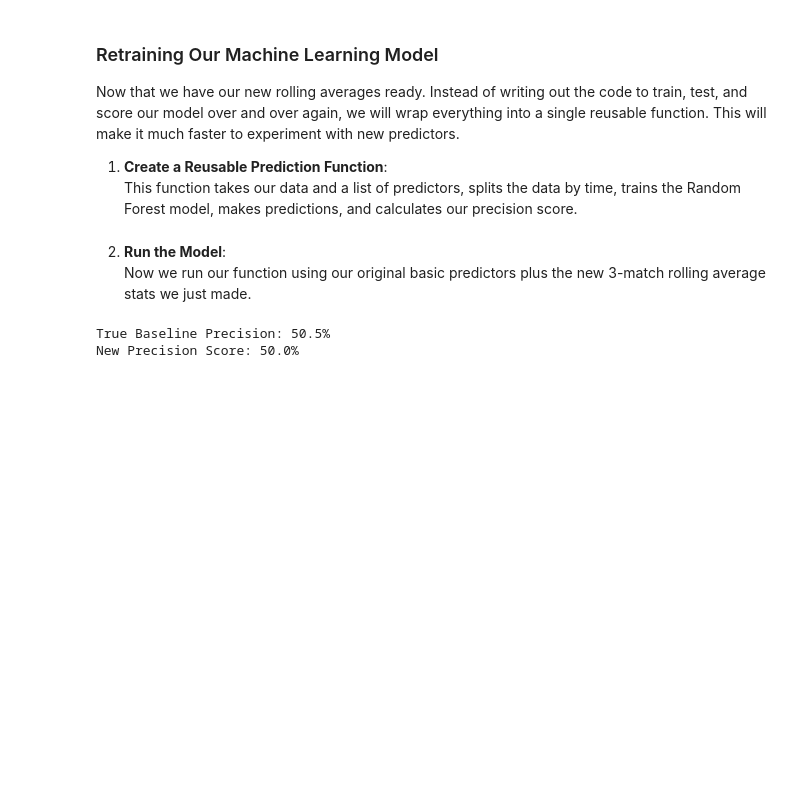
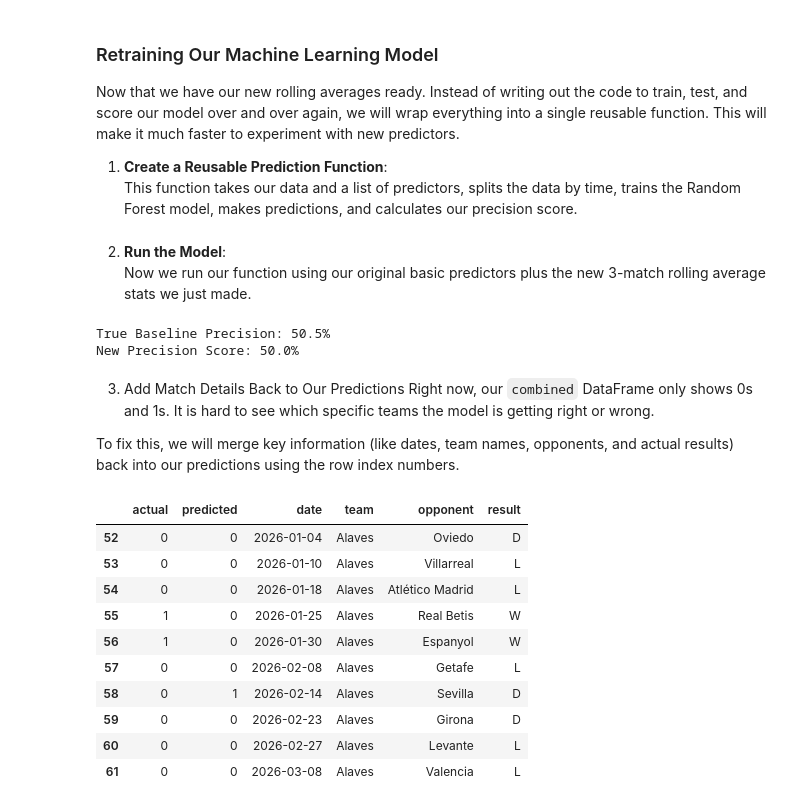
Before and after one commit to DoubleC8/LaLiga-Match-Predictor, a Jupyter notebook: La_Liga_Predictor_Random_Forest.ipynb, the cells around one changed output. Saved outputs shown, nothing was run; the diff lists cells and outputs as text; code cells hidden in the pictures; blank space fills up the shorter version.

```diff
--- a/La_Liga_Predictor_Random_Forest.ipynb
+++ b/La_Liga_Predictor_Random_Forest.ipynb
@@ -150,7 +150,10 @@ We got an accuracy score of **~62%**, but let's take a closer look and see in wh
 5. **Taking a Closer Look**:
 <br>We need to see what happened when we specifically guessed that a team would win. We will create a "cross-tab" (a table comparing our predictions against real outcomes).
 # %%
-# Create a table comparing actual results to our predictions
-combined = pd.DataFrame(dict(actual=test["target"], predicted=preds))
-pd.crosstab(index=combined["actual"], columns=combined["predicted"])
+from sklearn.metrics import accuracy_score
+
+# Passing in actual scores and predicted scores
+acc = accuracy_score(test["target"], preds)
+
+print(f"Overall Accuracy: {acc:.1%}")
 # %% [output]
@@ -234,11 +234,10 @@ matches_rolling = matches.groupby("team").apply(
     include_groups=False
 )
 
-# Dropping the extra index level because we don't really need it
-matches_rolling = matches_rolling.droplevel("team")
+matches_rolling = matches_rolling.reset_index(level="team")
 
 # Make sure every row has a unique index number from 0 onwards
-matches_rolling.index = range(matches_rolling.shape[0])
+matches_rolling = matches_rolling.reset_index(drop=True)
 # %% [markdown]
 ### Retraining Our Machine Learning Model
 Now that we have our new rolling averages ready. Instead of writing out the code to train, test, and score our model over and over again, we will wrap everything into a single reusable function. This will make it much faster to experiment with new predictors.
@@ -246,14 +245,20 @@ Now that we have our new rolling averages ready. Instead of writing out the code
 1. **Create a Reusable Prediction Function**:
 <br>This function takes our data and a list of predictors, splits the data by time, trains the Random Forest model, makes predictions, and calculates our precision score.
 # %%
+from sklearn.ensemble import RandomForestClassifier
+from sklearn.metrics import precision_score
+
 def make_predictions(data, predictors):
-    # Making our training and test set
+    # Instantiate a fresh model inside the function to avoid global overwrites
+    model = RandomForestClassifier(n_estimators=50, min_samples_split=10, random_state=1)
+
+    # Fixed the edge-case by adding >=
     train = data[data["date"] < '2026-01-01']
-    test = data[data["date"] > '2026-01-01']
+    test = data[data["date"] >= '2026-01-01']
 
-    # Fitting our random forest model
-    rf.fit(train[predictors], train["target"])
-    preds = rf.predict(test[predictors])
+    # Fitting the fresh model
+    model.fit(train[predictors], train["target"])
+    preds = model.predict(test[predictors])
 
     # Combining predictions and actuals together
     combined = pd.DataFrame(dict(actual=test["target"], predicted=preds), index=test.index)
@@ -275,3 +280,26 @@ print(f"New Precision Score: {precision:.1%}")
 # %% [output]
 True Baseline Precision: 50.5%
 New Precision Score: 50.0%
+# %% [markdown]
+3. Add Match Details Back to Our Predictions
+Right now, our `combined` DataFrame only shows 0s and 1s. It is hard to see which specific teams the model is getting right or wrong.
+
+To fix this, we will merge key information (like dates, team names, opponents, and actual results) back into our predictions using the row index numbers.
+# %%
+# Merge team details into our predictions based on the matching index rows
+combined = combined.merge(matches_rolling[["date", "team", "opponent", "result"]], left_index=True, right_index=True)
+
+# Take a look at the updated predictions table
+combined.head(10)
+# %% [output]
+|  | actual | predicted | date | team | opponent | result |
+| 52 | 0 | 0 | 2026-01-04 | Alaves | Oviedo | D |
+| 53 | 0 | 0 | 2026-01-10 | Alaves | Villarreal | L |
+| 54 | 0 | 0 | 2026-01-18 | Alaves | Atlético Madrid | L |
+| 55 | 1 | 0 | 2026-01-25 | Alaves | Real Betis | W |
+| 56 | 1 | 0 | 2026-01-30 | Alaves | Espanyol | W |
+| 57 | 0 | 0 | 2026-02-08 | Alaves | Getafe | L |
+| 58 | 0 | 1 | 2026-02-14 | Alaves | Sevilla | D |
+| 59 | 0 | 0 | 2026-02-23 | Alaves | Girona | D |
+| 60 | 0 | 0 | 2026-02-27 | Alaves | Levante | L |
+| 61 | 0 | 0 | 2026-03-08 | Alaves | Valencia | L |
```
Also changed, not shown: parts of 11 cells of this notebook, 1 other file.
